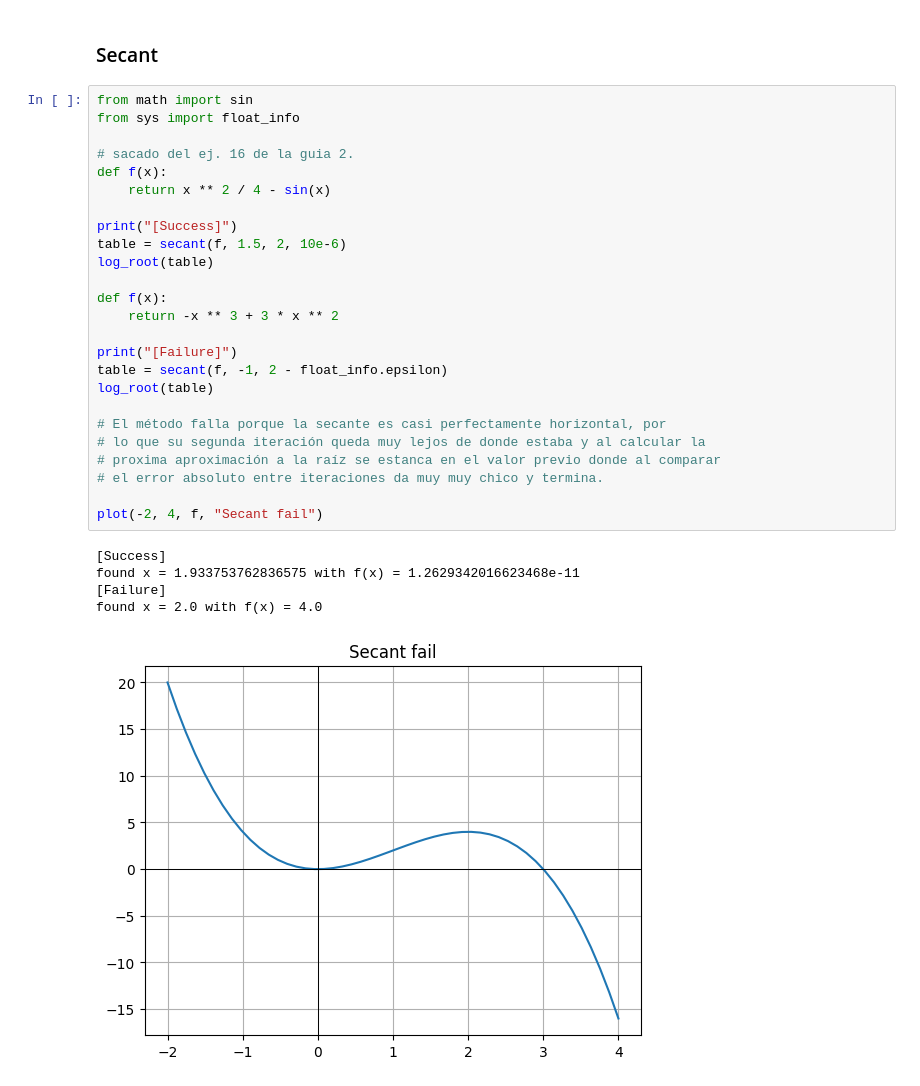
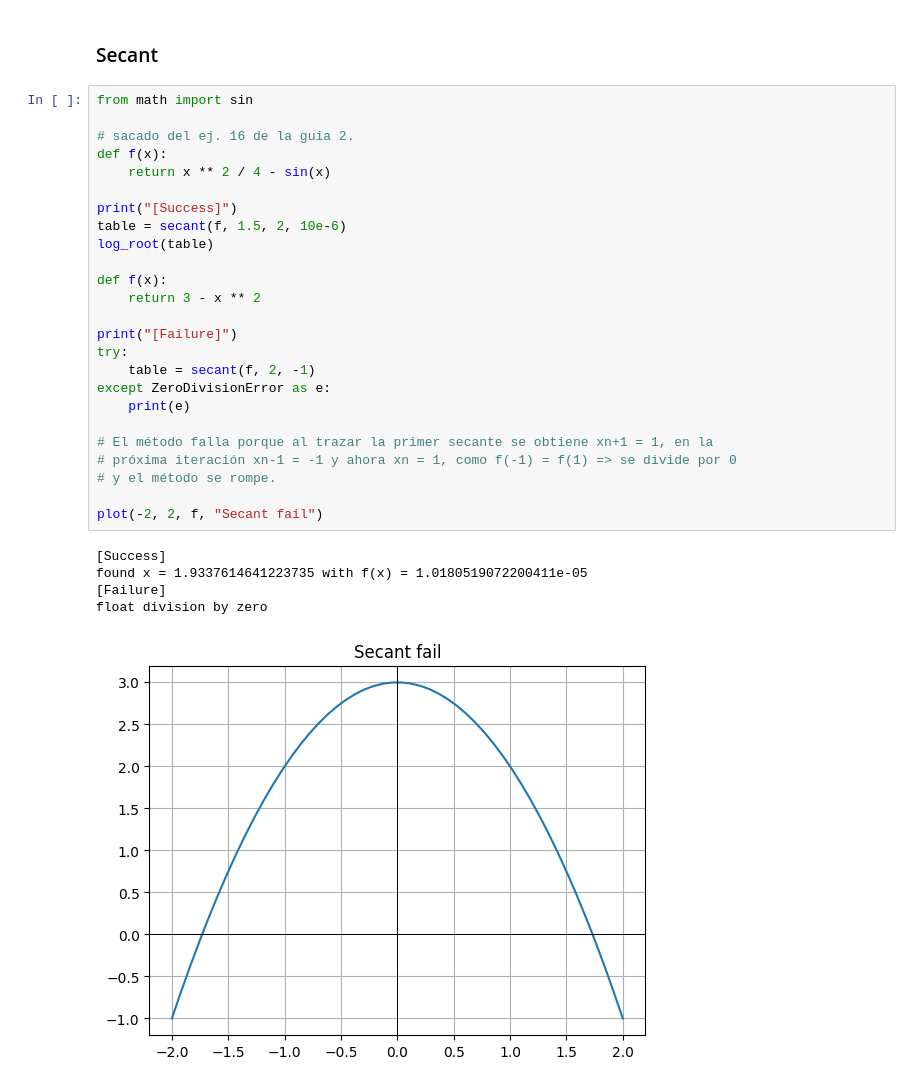
Before and after one commit to mbianchif/Modelacion-Numerica, a Jupyter notebook: tp1/report.ipynb, the cells around one changed output. Saved outputs shown, nothing was run; the diff lists cells and outputs as text.

Commit message:
arreglo del metodo secante, propuesta simple de caso de error

```diff
--- a/tp1/report.ipynb
+++ b/tp1/report.ipynb
@@ -306,32 +312,32 @@ found x = 5.971758207658714 with f(x) = 0.0
 ### Secant
 # %%
 from math import sin
-from sys import float_info
 
 # sacado del ej. 16 de la guia 2.
 def f(x):
     return x ** 2 / 4 - sin(x)
 
 print("[Success]")
 table = secant(f, 1.5, 2, 10e-6)
 log_root(table)
 
 def f(x):
-    return -x ** 3 + 3 * x ** 2
+    return 3 - x ** 2
 
 print("[Failure]")
-table = secant(f, -1, 2 - float_info.epsilon)
-log_root(table)
+try:
+    table = secant(f, 2, -1)
+except ZeroDivisionError as e:
+    print(e)
 
-# El método falla porque la secante es casi perfectamente horizontal, por
-# lo que su segunda iteración queda muy lejos de donde estaba y al calcular la
-# proxima aproximación a la raíz se estanca en el valor previo donde al comparar
-# el error absoluto entre iteraciones da muy muy chico y termina.
+# El método falla porque al trazar la primer secante se obtiene xn+1 = 1, en la
+# próxima iteración xn-1 = -1 y ahora xn = 1, como f(-1) = f(1) => se divide por 0
+# y el método se rompe.
 
-plot(-2, 4, f, "Secant fail")
+plot(-2, 2, f, "Secant fail")
 # %% [output]
 [Success]
-found x = 1.933753762836575 with f(x) = 1.2629342016623468e-11
+found x = 1.9337614641223735 with f(x) = 1.0180519072200411e-05
 [Failure]
-found x = 2.0 with f(x) = 4.0
+float division by zero
-[figure, old version]
+[figure, new version]
```
Also changed, not shown: parts of 8 cells of this notebook, 5 other files.
